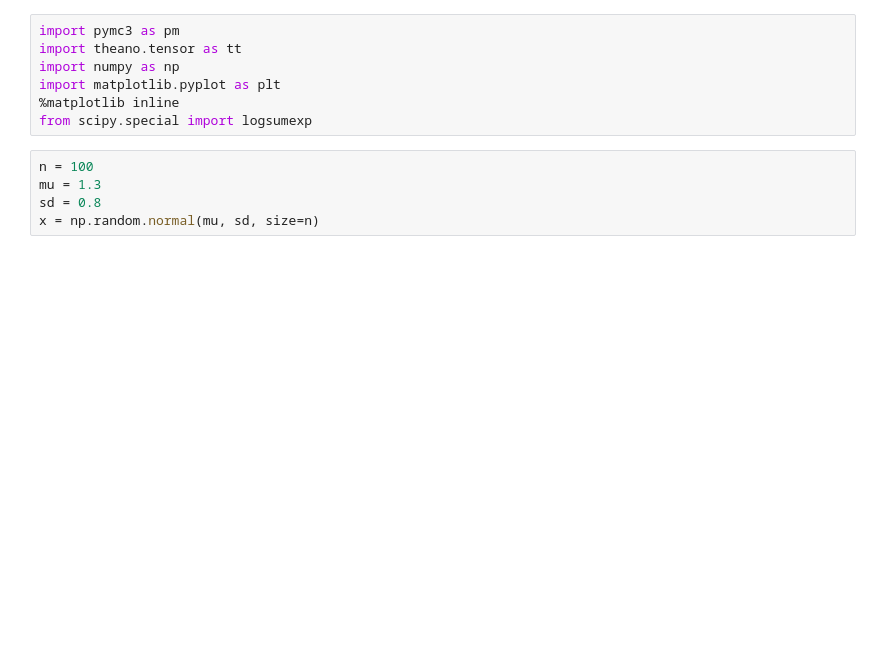
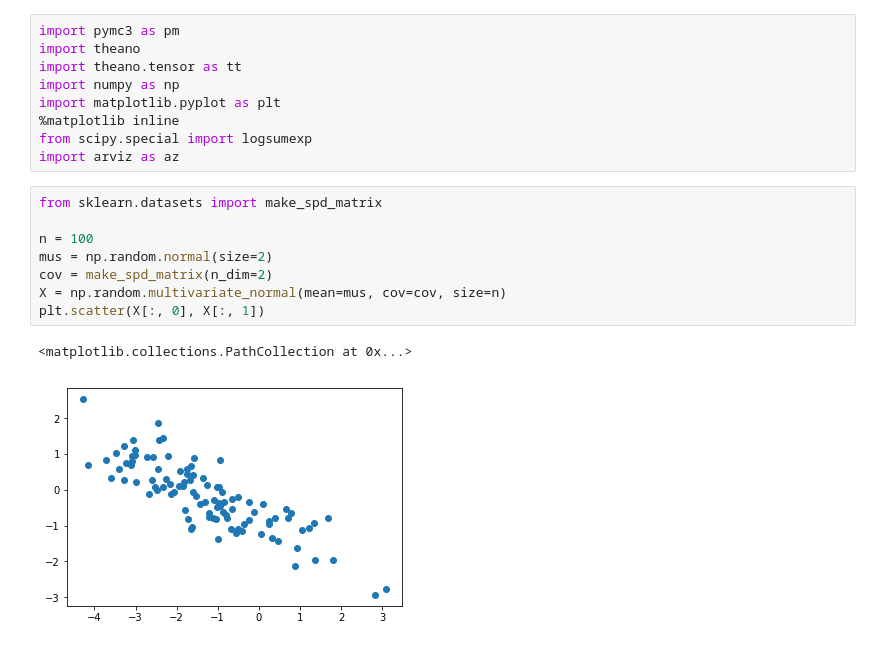
Before and after one commit to christiaanjs/pylo, a Jupyter notebook: scripts/diagnostics.ipynb, the cells around one changed output. Drawn from its saved outputs; the diff is of its cells as text; blank space fills up the shorter version.

```diff
--- a/scripts/diagnostics.ipynb
+++ b/scripts/diagnostics.ipynb
@@ -1,12 +1,20 @@
 # %%
 import pymc3 as pm
+import theano
 import theano.tensor as tt
 import numpy as np
 import matplotlib.pyplot as plt
 %matplotlib inline
 from scipy.special import logsumexp
+import arviz as az
-# %%
-n = 100
-mu = 1.3
-sd = 0.8
-x = np.random.normal(mu, sd, size=n)
+# %%
+from sklearn.datasets import make_spd_matrix
+
+n = 100
+mus = np.random.normal(size=2)
+cov = make_spd_matrix(n_dim=2)
+X = np.random.multivariate_normal(mean=mus, cov=cov, size=n)
+plt.scatter(X[:, 0], X[:, 1])
+# %% [output]
+<matplotlib.collections.PathCollection at 0x...>
+[figure, added]
```
Also changed, not shown: parts of 14 cells of this notebook.
